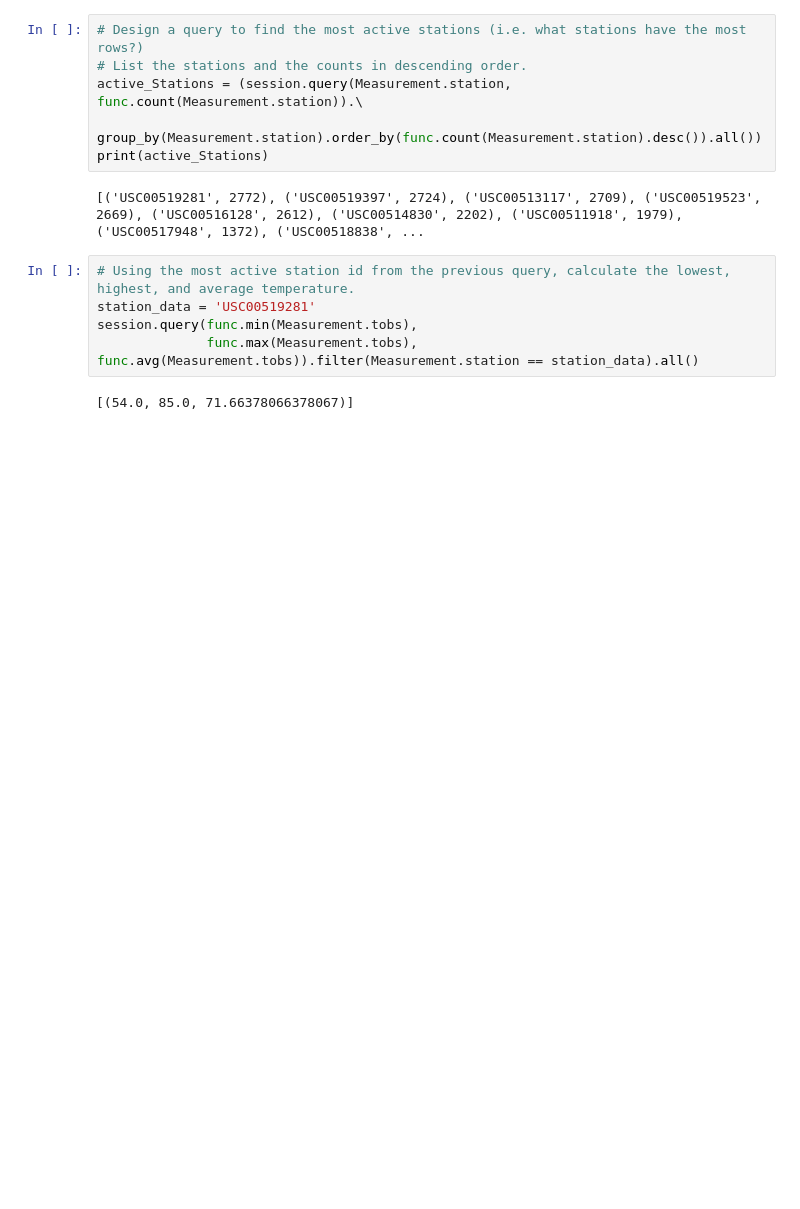
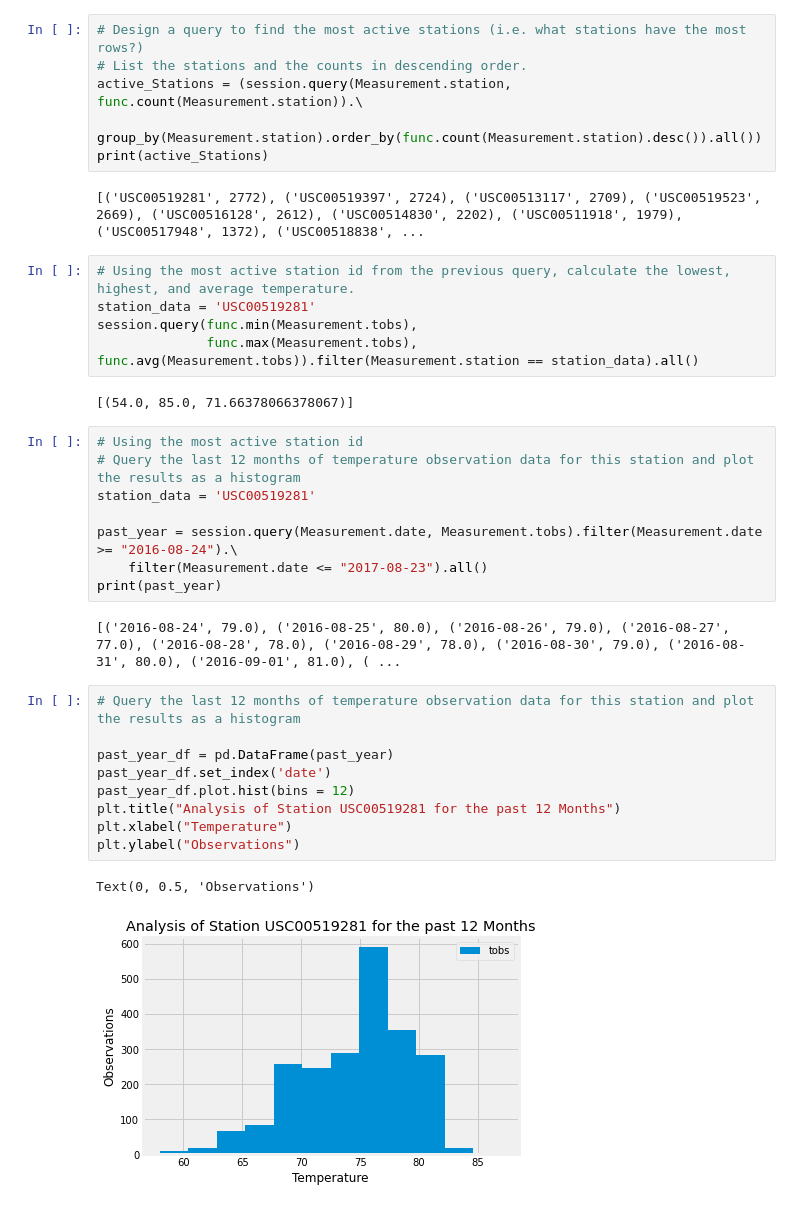
Before and after one commit to Mndblwin/sqlalchemy-challenge, a Jupyter notebook: sqlalchemy.ipynb, the cells around one changed output. Saved outputs shown, nothing was run; the diff lists cells and outputs as text; blank space fills up the shorter version.

Commit message:
most active station and histogram

```diff
--- a/sqlalchemy.ipynb
+++ b/sqlalchemy.ipynb
@@ -140,3 +140,25 @@ session.query(func.min(Measurement.tobs),
 func.avg(Measurement.tobs)).filter(Measurement.station == station_data).all()
 # %% [output]
 [(54.0, 85.0, 71.66378066378067)]
+# %%
+# Using the most active station id
+# Query the last 12 months of temperature observation data for this station and plot the results as a histogram
+station_data = 'USC00519281'
+
+past_year = session.query(Measurement.date, Measurement.tobs).filter(Measurement.date >= "2016-08-24").\
+    filter(Measurement.date <= "2017-08-23").all()
+print(past_year)
+# %% [output]
+[('2016-08-24', 79.0), ('2016-08-25', 80.0), ('2016-08-26', 79.0), ('2016-08-27', 77.0), ('2016-08-28', 78.0), ('2016-08-29', 78.0), ('2016-08-30', 79.0), ('2016-08-31', 80.0), ('2016-09-01', 81.0), ( ...
+# %%
+# Query the last 12 months of temperature observation data for this station and plot the results as a histogram
+
+past_year_df = pd.DataFrame(past_year)
+past_year_df.set_index('date')
+past_year_df.plot.hist(bins = 12)
+plt.title("Analysis of Station USC00519281 for the past 12 Months")
+plt.xlabel("Temperature")
+plt.ylabel("Observations")
+# %% [output]
+Text(0, 0.5, 'Observations')
+[figure, added]
```
